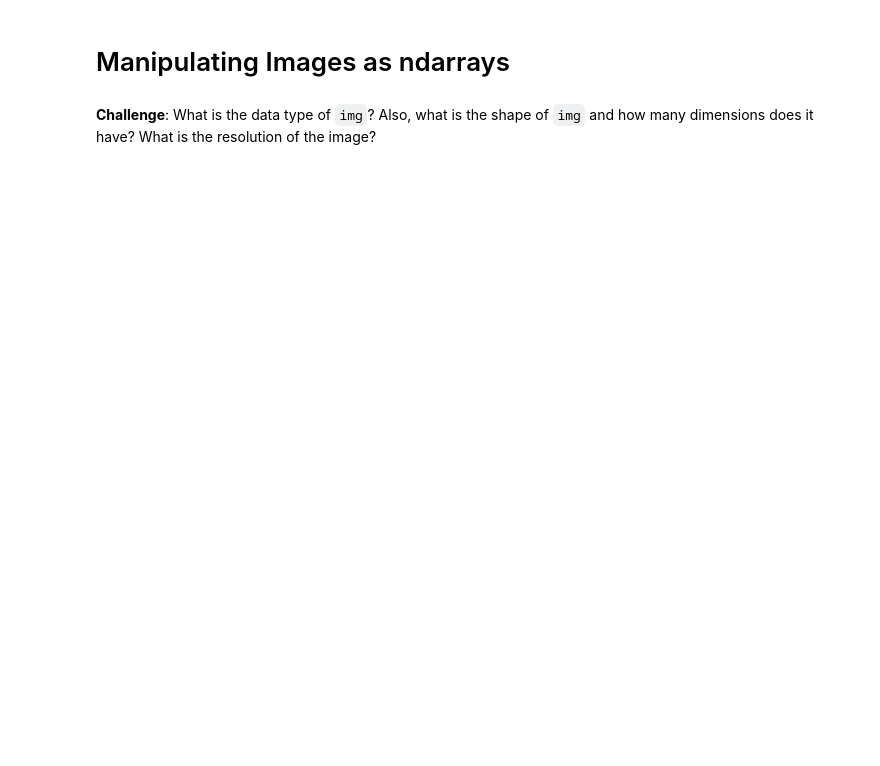
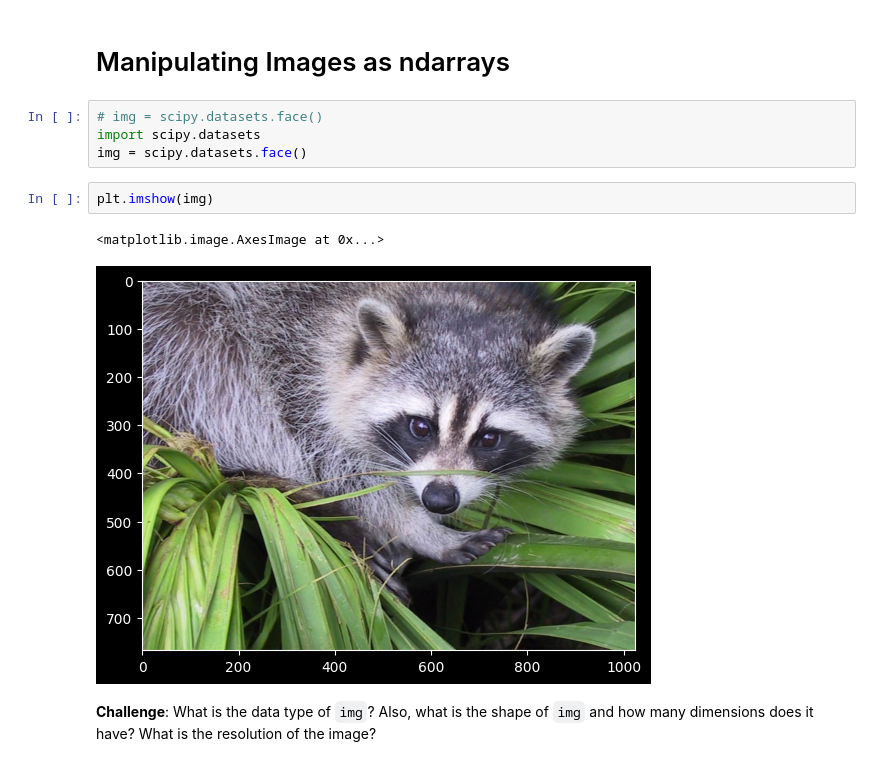
Before and after one commit to tbk81/100-DAYS-OF-CODE-PY, a Jupyter notebook: 77-numpy/Computation_with_NumPy_and_N_Dimensional_Arrays.ipynb, the cells around one changed output. Saved outputs shown, nothing was run; the diff lists cells and outputs as text; blank space fills up the shorter version.

```diff
--- a/77-numpy/Computation_with_NumPy_and_N_Dimensional_Arrays.ipynb
+++ b/77-numpy/Computation_with_NumPy_and_N_Dimensional_Arrays.ipynb
@@ -296,4 +308,13 @@ c = np.matmul(a1, b1)
 # %% [markdown]
 # Manipulating Images as ndarrays
+# %%
+# img = scipy.datasets.face()
+import scipy.datasets
+img = scipy.datasets.face()
+# %%
+plt.imshow(img)
+# %% [output]
+<matplotlib.image.AxesImage at 0x...>
+[figure, added]
 # %% [markdown]
 **Challenge**: What is the data type of `img`? Also, what is the shape of `img` and how many dimensions does it have? What is the resolution of the image?
```
Also changed, not shown: parts of 23 cells of this notebook.
